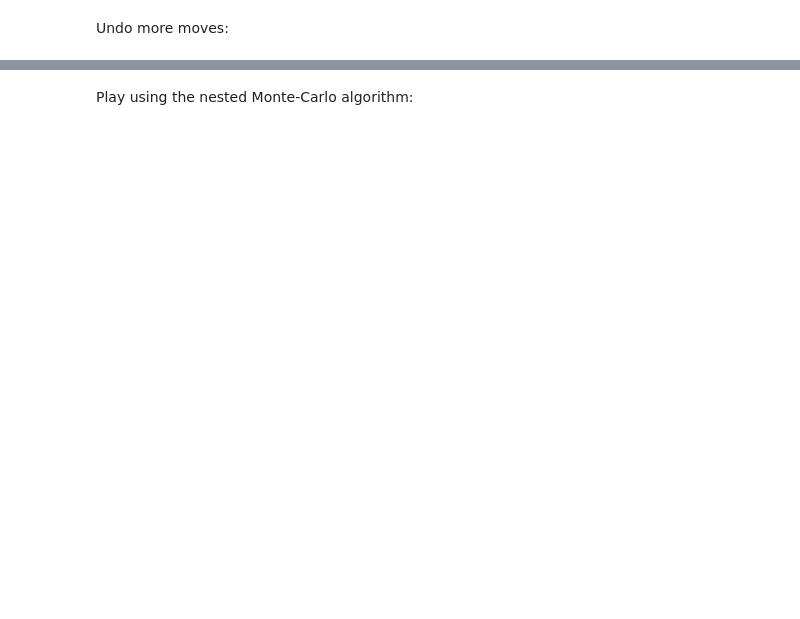
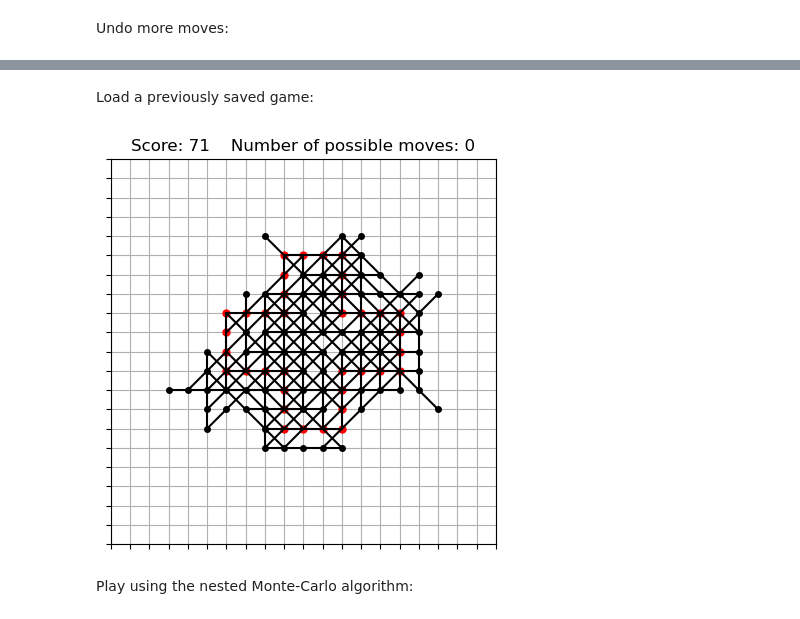
Before and after one commit to gillioz/MorpionSolitaire, a Jupyter notebook: cpp/PyMorpionSolitaire.ipynb, the cells around one changed output, grey strips where cells are left out. Cells and saved outputs as stored; diff of their text form; code cells hidden in the pictures; blank space fills up the shorter version.

```diff
--- a/cpp/PyMorpionSolitaire.ipynb
+++ b/cpp/PyMorpionSolitaire.ipynb
@@ -59,3 +63,10 @@ game.print()
+# %% [markdown]
+Load a previously saved game:
+# %%
+game = PyMorpionSolitaire.Game5T.load('data/test_game.json')
+game.print()
+# %% [output]
+[figure, added]
 # %% [markdown]
 Play using the nested Monte-Carlo algorithm:
 # %%
```
Also changed, not shown: parts of 12 cells of this notebook, 19 other files.
